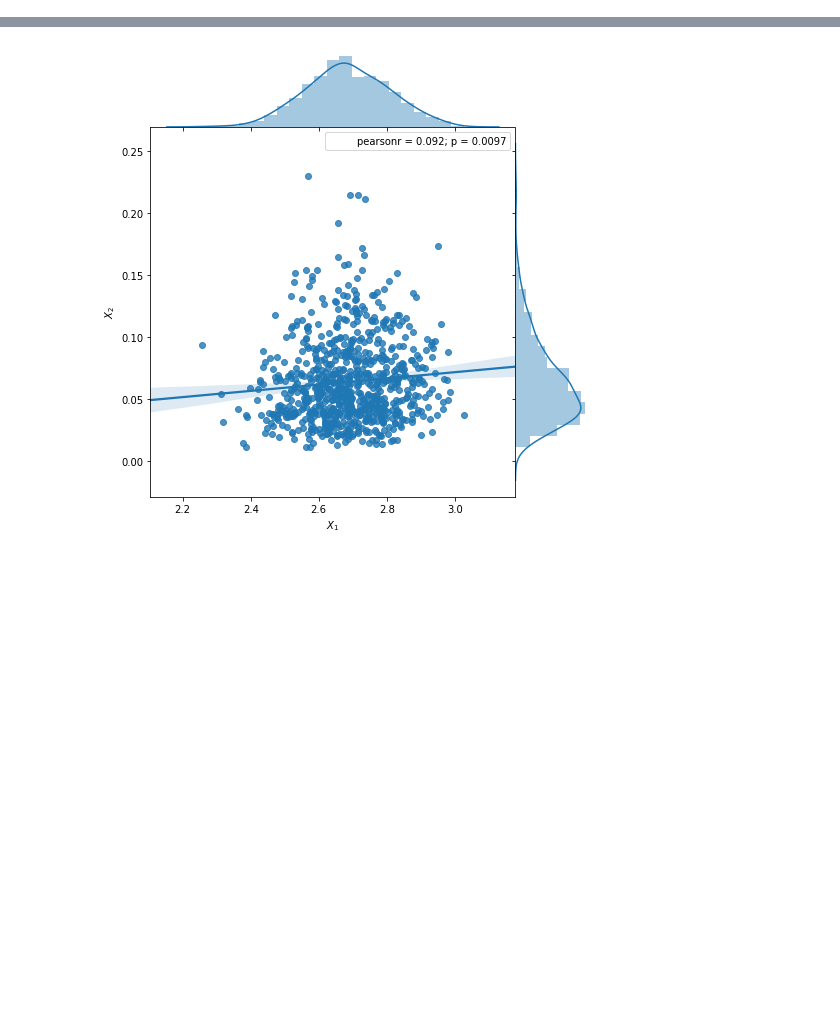
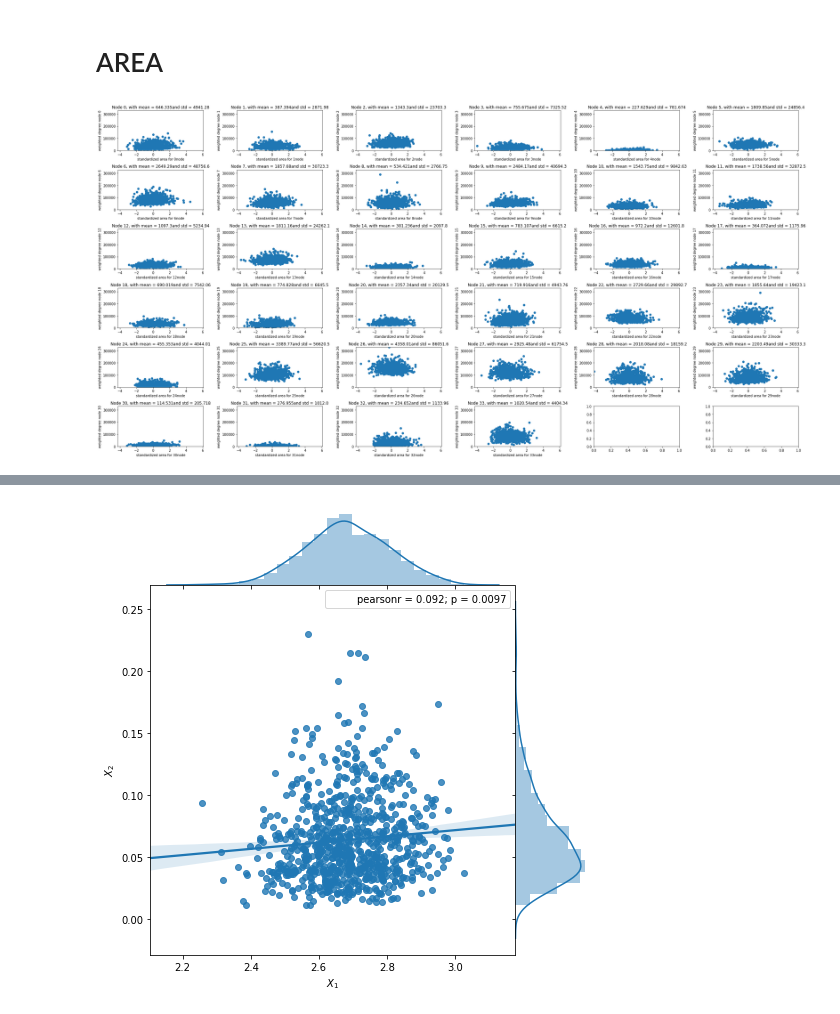
Before and after one commit to Ayagoz/connec, a Jupyter notebook: connec/tv/Untitled.ipynb, the cells around one changed output, grey strips where cells are left out. Drawn from its saved outputs; the diff is of its cells as text; code cells hidden in the pictures; blank space fills up the shorter version.

```diff
--- a/connec/tv/Untitled.ipynb
+++ b/connec/tv/Untitled.ipynb
@@ -32,0 +106,26 @@ import seaborn as sns
+# %% [markdown]
+# AREA
+# %%
+fig, ax = plt.subplots(6,6, figsize = (30,15))
+for i in range(6):
+    for j in range(6):
+        if i == 5:
+            if j == 4:
+                break
+        ax[i, j].scatter(st_area[:,idx[i,j]], wdeg[:,idx[i,j]])
+    #    ax[i, 1].scatter(st_area[:, 34 + i], wdeg[:, 34+i])
+        ax[i, j].set_title('Node ' + str(idx[i,j]) + ', with mean = ' + str(mean_area[idx[i,j]]) + 'and std = ' + str(std_area[idx[i,j]]))
+
+    #    ax[i, 1].set_title('Node ' + str(34 + i) + ', with mean = ' + str(mean_area[34 +i]) +'and std = ' + str(std_area[34 + i]))
+        ax[i, j].set_xlabel('standardized area for ' + str(idx[i,j]) + 'node')
+        ax[i, j].set_ylabel('weighted degree node ' + str(idx[i,j]))
+    #    ax[i, 1].set_xlabel('standardized area for ' + str(34 + i) + 'node')
+    #    ax[i, 1].set_ylabel('weighted degree node' + str(34 + i))
+        ax[i, j].set_xlim([min_st_area, max_st_area])
+        ax[i, j].set_ylim([min_wdeg, max_wdeg])
+    #    ax[i, 1].set_xlim([min_st_area, max_st_area])
+    #    ax[i, 1].set_ylim([min_wdeg, max_wdeg])
+plt.tight_layout()
+plt.savefig('area_to_wdeg', dpi = 500)
+# %% [output]
+[figure, added]
```
Also changed, not shown: parts of 27 cells of this notebook, 9 other files.
